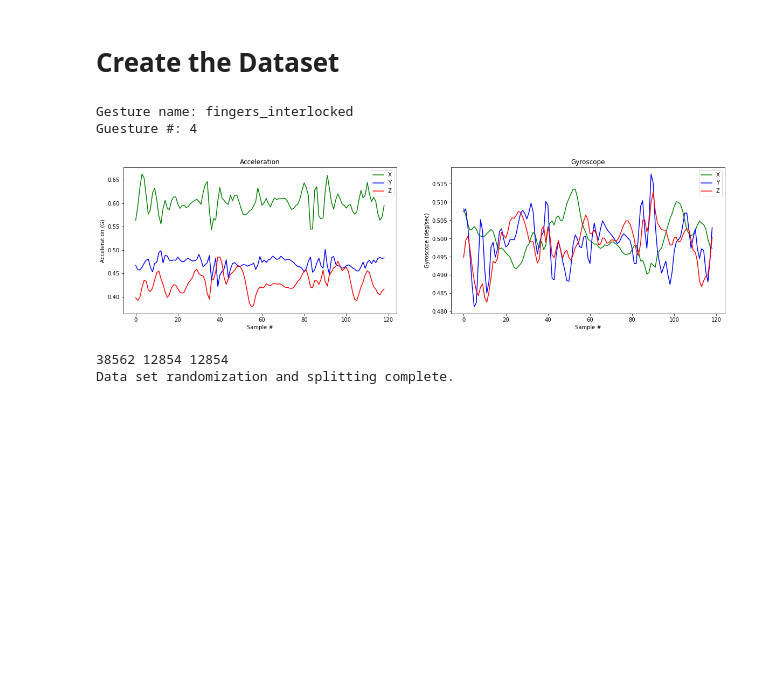
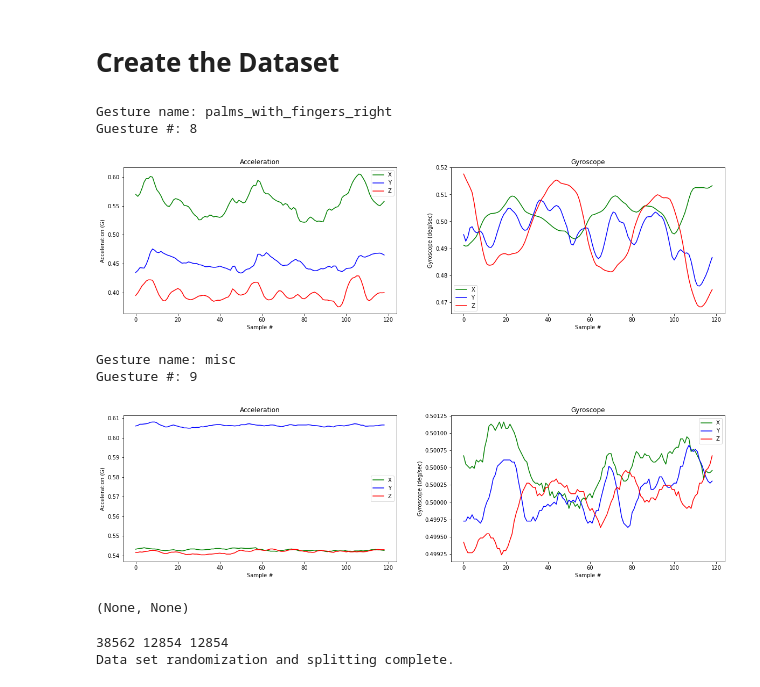
Before and after one commit to Avishka-Perera/oh-band, a Jupyter notebook: ohband-model/python/ohband-model.ipynb, the cells around one changed output. Saved outputs shown, nothing was run; the diff lists cells and outputs as text; code cells hidden in the pictures; blank space fills up the shorter version.

```diff
--- a/ohband-model/python/ohband-model.ipynb
+++ b/ohband-model/python/ohband-model.ipynb
@@ -161,12 +161,16 @@ def visualize_dataset(index, X=X, Y=Y, sensor_width=SAMPLE_RATE, gestures=GESTUR
     ax[1].legend()
 
     plt.show()
-# %%
-visualize_dataset(10)
-# %% [output]
-Gesture name: fingers_interlocked
-Guesture #: 4
-[figure, removed]
+# %%
+visualize_dataset(6427*8), visualize_dataset(6427*9)
+# %% [output]
+Gesture name: palms_with_fingers_right
+Guesture #: 8
+[figure, added]
+Gesture name: misc
+Guesture #: 9
+[figure, added]
+(None, None)
 # %%
 # Split the recordings (group of samples) into three sets: training, testing and validation
 TRAIN_SPLIT = int(0.6 * m)
```
Also changed, not shown: parts of 2 cells of this notebook, 7 other files.
